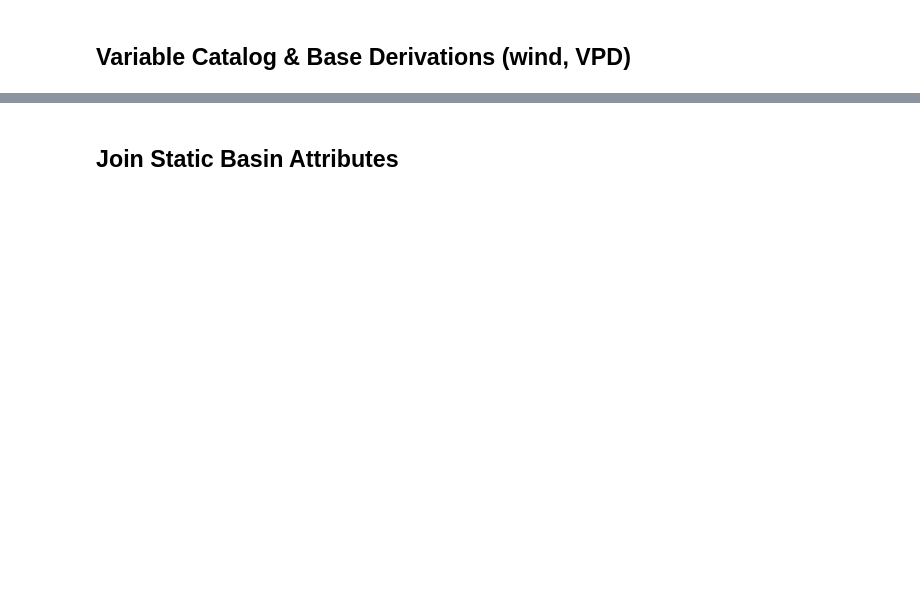
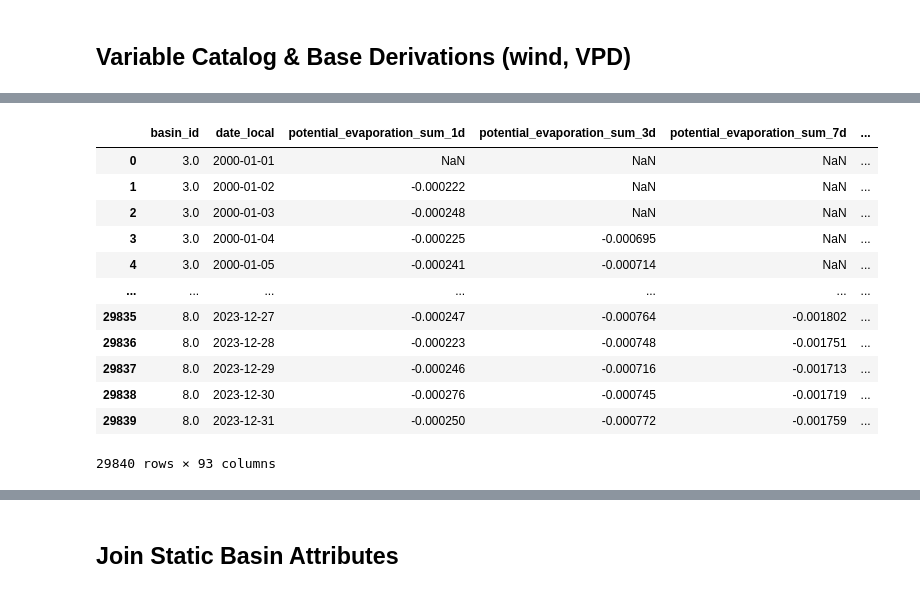
Before and after one commit to QingfangLiu/bhutan_climate_modeling, a Jupyter notebook: code/modeling/StageD_part2_dynamic_features.ipynb, the cells around one changed output, grey strips where cells are left out. Cells and saved outputs as stored; diff of their text form; code cells hidden in the pictures; blank space fills up the shorter version.

```diff
--- a/code/modeling/StageD_part2_dynamic_features.ipynb
+++ b/code/modeling/StageD_part2_dynamic_features.ipynb
@@ -296,15 +217,16 @@ State-like vars (incl. derived): ['dewpoint', 'low_coverage', 'n_cells', 'snow_d
 # %%
-# === Rolling & lag helpers (grouped by basin, using only past days) ===
 
+# === Rolling & lag helpers (add once, then use as needed) ===
 def strict_sum_past(s: pd.Series, window: int) -> pd.Series:
-    # sum over the previous N full days, not including today
+    """Rolling sum over the previous N full days, excluding today."""
     return s.shift(1).rolling(window=window, min_periods=window).sum()
 
 def strict_mean_past(s: pd.Series, window: int) -> pd.Series:
+    """Rolling mean over the previous N full days, excluding today."""
     return s.shift(1).rolling(window=window, min_periods=window).mean()
 
 def api_series(s: pd.Series, half_life_days: int) -> pd.Series:
-    # Exponential memory on daily precip (or any flux), using only past plus today's input.
+    """Antecedent Precipitation Index (API) using exponential decay, shifted to avoid look-ahead leakage."""
     k = 0.5 ** (1.0 / half_life_days)
     out = np.empty(len(s))
     out[:] = np.nan
@@ -312,5 +234,4 @@ def api_series(s: pd.Series, half_life_days: int) -> pd.Series:
     for i, val in enumerate(s.fillna(0.0).values):
         acc = val + k * acc
         out[i] = acc
-    # Shift by 1 day so API_t uses data up to t-1 (no leakage)
     return pd.Series(out, index=s.index).shift(1)
@@ -319,51 +254,67 @@ def api_series(s: pd.Series, half_life_days: int) -> pd.Series:
 # %%
 # === Build engineered features per basin_id ===
-e = e.sort_values(["basin_id","date_local"]).reset_index(drop=True)
+e = features.sort_values(["basin_id","date_local"]).reset_index(drop=True)
 
-# Work on a copy that we will extend
+# Work on a copy we will extend
 feat = e[["basin_id","date_local"]].copy()
 
-# Flux windows
+# Flux windows (past-only rolling sums)
 for v in flux_vars:
-    for w in FLUX_WINDOWS:
-        col = f"{v}_sum_{w}d"
-        feat[col] = (e.groupby("basin_id")[v]
-                       .apply(lambda s: strict_sum_past(s, w))
-                       .reset_index(level=0, drop=True))
+    if v in e.columns:
+        for w in FLUX_WINDOWS:
+            col = f"{v}_sum_{w}d"
+            feat[col] = (e.groupby("basin_id")[v]
+                           .apply(lambda s: strict_sum_past(s, w))
+                           .reset_index(level=0, drop=True))
 
-# State windows
+# State windows (past-only rolling means)
 for v in state_vars:
-    for w in STATE_WINDOWS:
-        col = f"{v}_mean_{w}d"
-        feat[col] = (e.groupby("basin_id")[v]
-                       .apply(lambda s: strict_mean_past(s, w))
-                       .reset_index(level=0, drop=True))
+    if v in e.columns:
+        for w in STATE_WINDOWS:
+            col = f"{v}_mean_{w}d"
+            feat[col] = (e.groupby("basin_id")[v]
+                           .apply(lambda s: strict_mean_past(s, w))
+                           .reset_index(level=0, drop=True))
 
-# API from precip if a precip-like column exists
+# API from precip (if present)
 precip_col = next((c for c in e.columns if "precip" in c.lower()), None)
 if precip_col:
     for h in API_HALFLIFE:
         col = f"api_d{h}"
         feat[col] = (e.groupby("basin_id")[precip_col]
                        .apply(lambda s: api_series(s, h))
                        .reset_index(level=0, drop=True))
 
-# Calendar & simple condition flags (uses original ERA5 where needed)
-feat["month"] = feat["date_local"].dt.month
-doy = feat["date_local"].dt.dayofyear
+# Calendar / seasonality
+feat["month"]   = feat["date_local"].dt.month
+doy             = feat["date_local"].dt.dayofyear
 feat["doy_sin"] = np.sin(2*np.pi * (doy/365.25))
 feat["doy_cos"] = np.cos(2*np.pi * (doy/365.25))
 feat["is_monsoon"] = feat["month"].between(6,9).astype(int)
 
-# Optional freezing/snowpack flags if we have T and snow depth
+# Condition flags (freezing / snowpack) from original ERA5 columns
 snow_depth_col = next((c for c in e.columns if "snow_depth" in c.lower()), None)
+temp_col       = next((c for c in e.columns if c.lower().startswith(("t2m","temperature","2m_temperature"))), None)
+
 if temp_col:
     T_c = to_celsius(e[temp_col])
     feat["is_freezing"] = (T_c <= 0).astype(int)
 else:
     feat["is_freezing"] = 0
 
-if snow_depth_col:
-    feat["has_snowpack"] = (e[snow_depth_col] > 0).astype(int)
-else:
-    feat["has_snowpack"] = 0
+feat["has_snowpack"] = (e[snow_depth_col] > 0).astype(int) if snow_depth_col else 0
+feat
+# %% [output]
+|  | basin_id | date_local | potential_evaporation_sum_1d | potential_evaporation_sum_3d | potential_evaporation_sum_7d | ... |
+| 0 | 3.0 | 2000-01-01 | NaN | NaN | NaN | ... |
+| 1 | 3.0 | 2000-01-02 | -0.000222 | NaN | NaN | ... |
+| 2 | 3.0 | 2000-01-03 | -0.000248 | NaN | NaN | ... |
+| 3 | 3.0 | 2000-01-04 | -0.000225 | -0.000695 | NaN | ... |
+| 4 | 3.0 | 2000-01-05 | -0.000241 | -0.000714 | NaN | ... |
+| ... | ... | ... | ... | ... | ... | ... |
+| 29835 | 8.0 | 2023-12-27 | -0.000247 | -0.000764 | -0.001802 | ... |
+| 29836 | 8.0 | 2023-12-28 | -0.000223 | -0.000748 | -0.001751 | ... |
+| 29837 | 8.0 | 2023-12-29 | -0.000246 | -0.000716 | -0.001713 | ... |
+| 29838 | 8.0 | 2023-12-30 | -0.000276 | -0.000745 | -0.001719 | ... |
+| 29839 | 8.0 | 2023-12-31 | -0.000250 | -0.000772 | -0.001759 | ... |
+29840 rows × 93 columns
```
Also changed, not shown: parts of 27 cells of this notebook, 1 other file.
